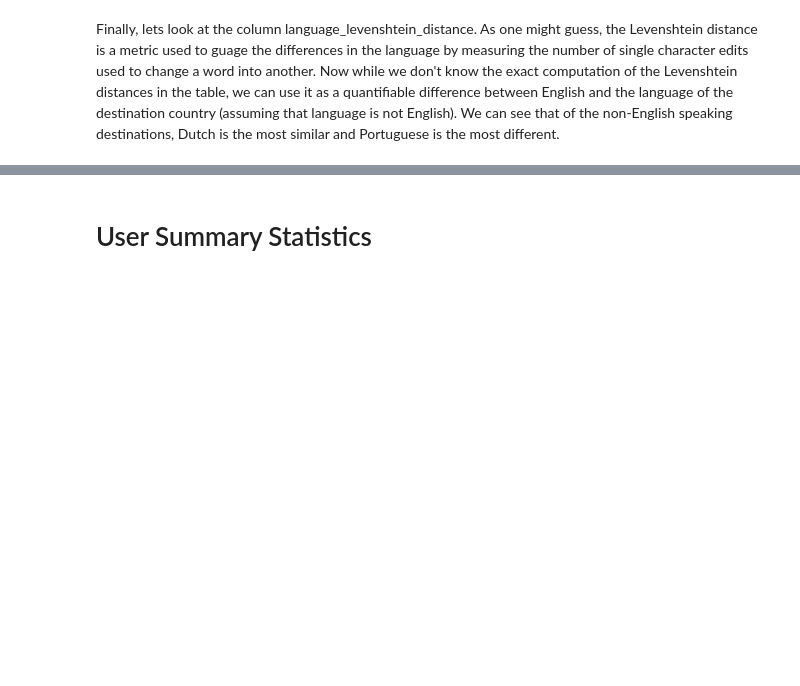
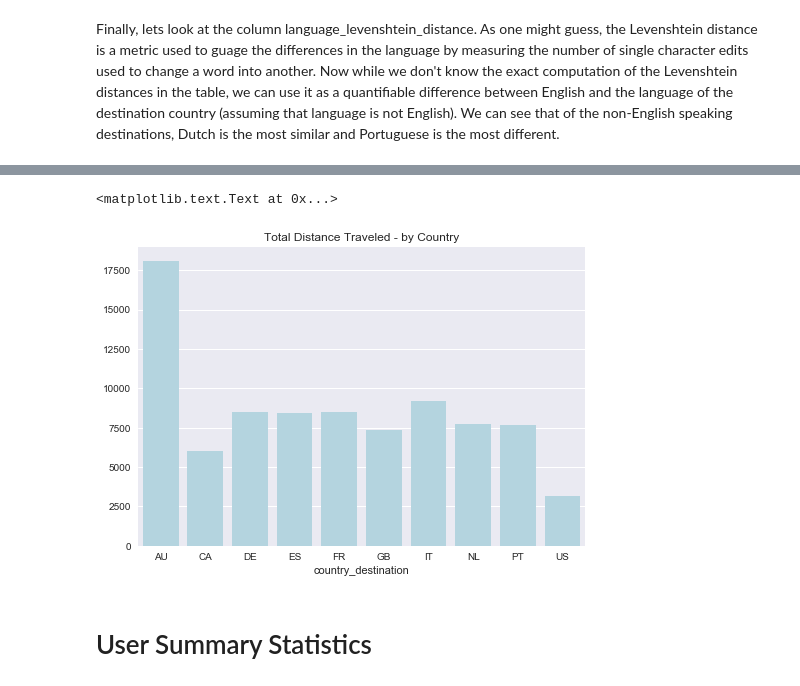
Before and after one commit to amungale/Hotel-Booking, a Jupyter notebook: AirBnB Analysis.ipynb, the cells around one changed output, grey strips where cells are left out. Saved outputs shown, nothing was run; the diff lists cells and outputs as text; code cells hidden in the pictures; blank space fills up the shorter version.

```diff
--- a/AirBnB Analysis.ipynb
+++ b/AirBnB Analysis.ipynb
@@ -62,0 +71,9 @@ Finally, lets look at the column language_levenshtein_distance. As one might gue
+# %%
+ax = plt.axes()
+sns.barplot(x=country_summary['country_destination'],
+            y=country_summary['destination_dst']+country_summary['distance_km'],
+            color="lightblue", ax=ax)
+ax.set_title('Total Distance Traveled - by Country')
+# %% [output]
+<matplotlib.text.Text at 0x...>
+[figure, added]
```
Also changed, not shown: parts of 46 cells of this notebook.
